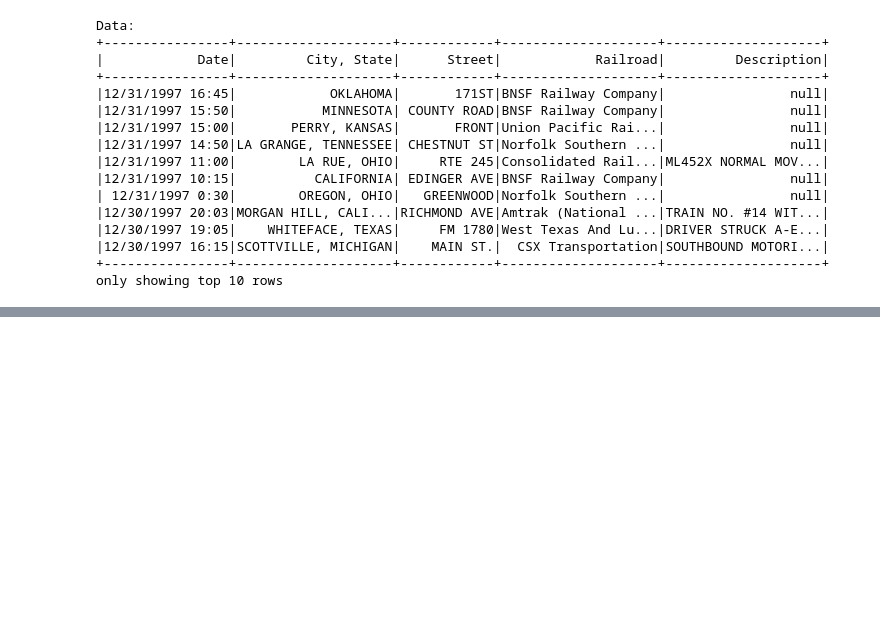
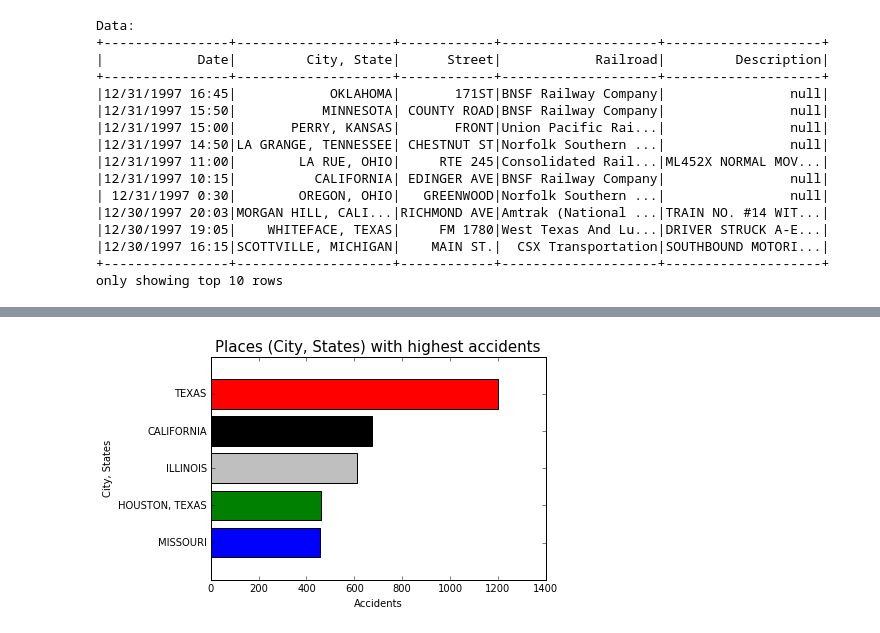
Before and after one commit to Akshay2005/Train-Wreck-Data-Analytics, a Jupyter notebook: Train Wreck Data Analytics.ipynb, the cells around one changed output, grey strips where cells are left out. Drawn from its saved outputs; the diff is of its cells as text; code cells hidden in the pictures; blank space fills up the shorter version.

```diff
--- a/Train Wreck Data Analytics.ipynb
+++ b/Train Wreck Data Analytics.ipynb
@@ -37,0 +59,13 @@ only showing top 10 rows
+# %%
+place = dataFrame.groupBy('City, State').count().sort('count', ascending=False).toPandas()
+colors = ['r','k','0.75','g','b']
+place = place.ix[:4]
+plt.barh(range(5),place['count'], align="center", color=colors)
+plt.xlabel('Accidents')
+plt.ylabel('City, States')
+plt.title('Places (City, States) with highest accidents', size=15)
+plt.yticks(range(5), place['City, State'])
+plt.gca().invert_yaxis()
+plt.show()
+# %% [output]
+[figure, added]
```
Also changed, not shown: parts of 4 cells of this notebook.
